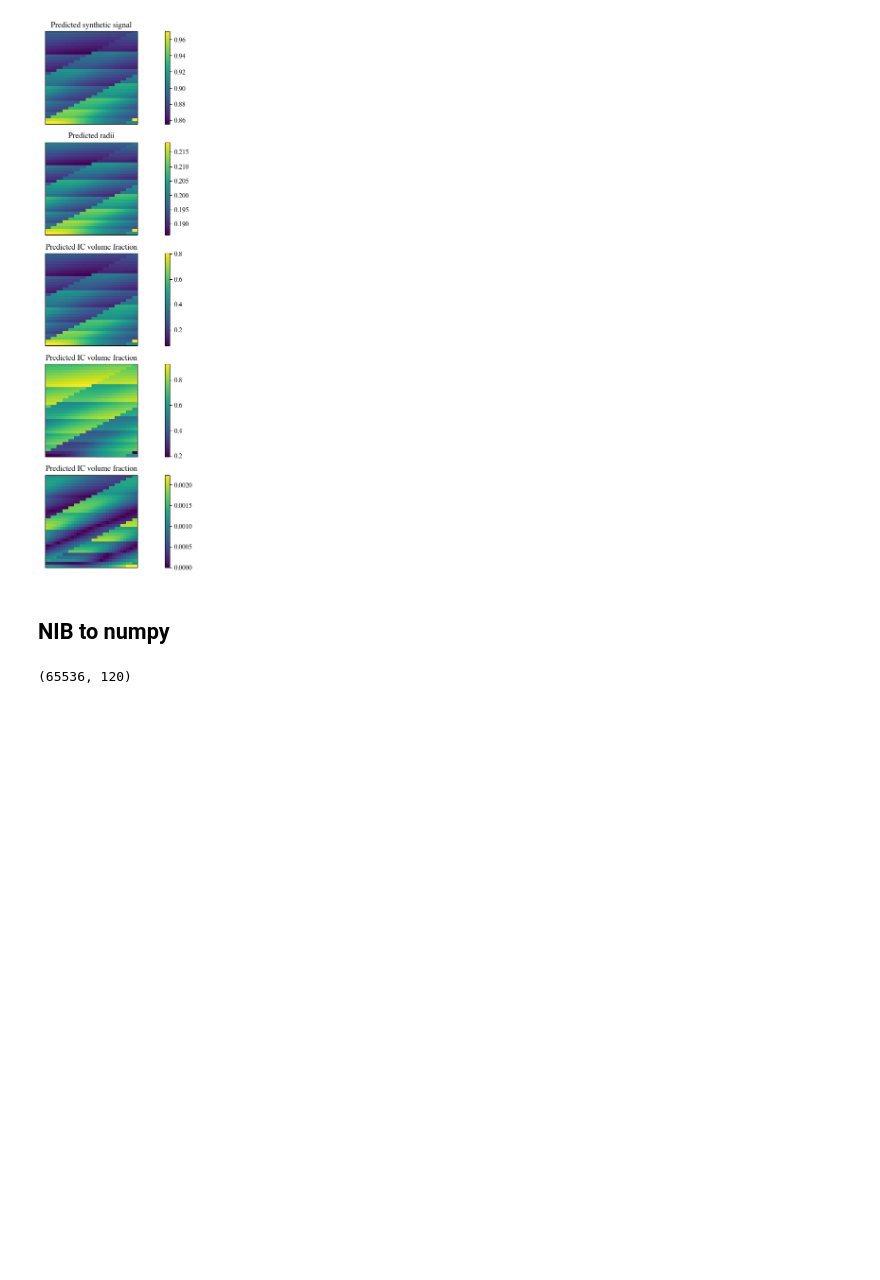
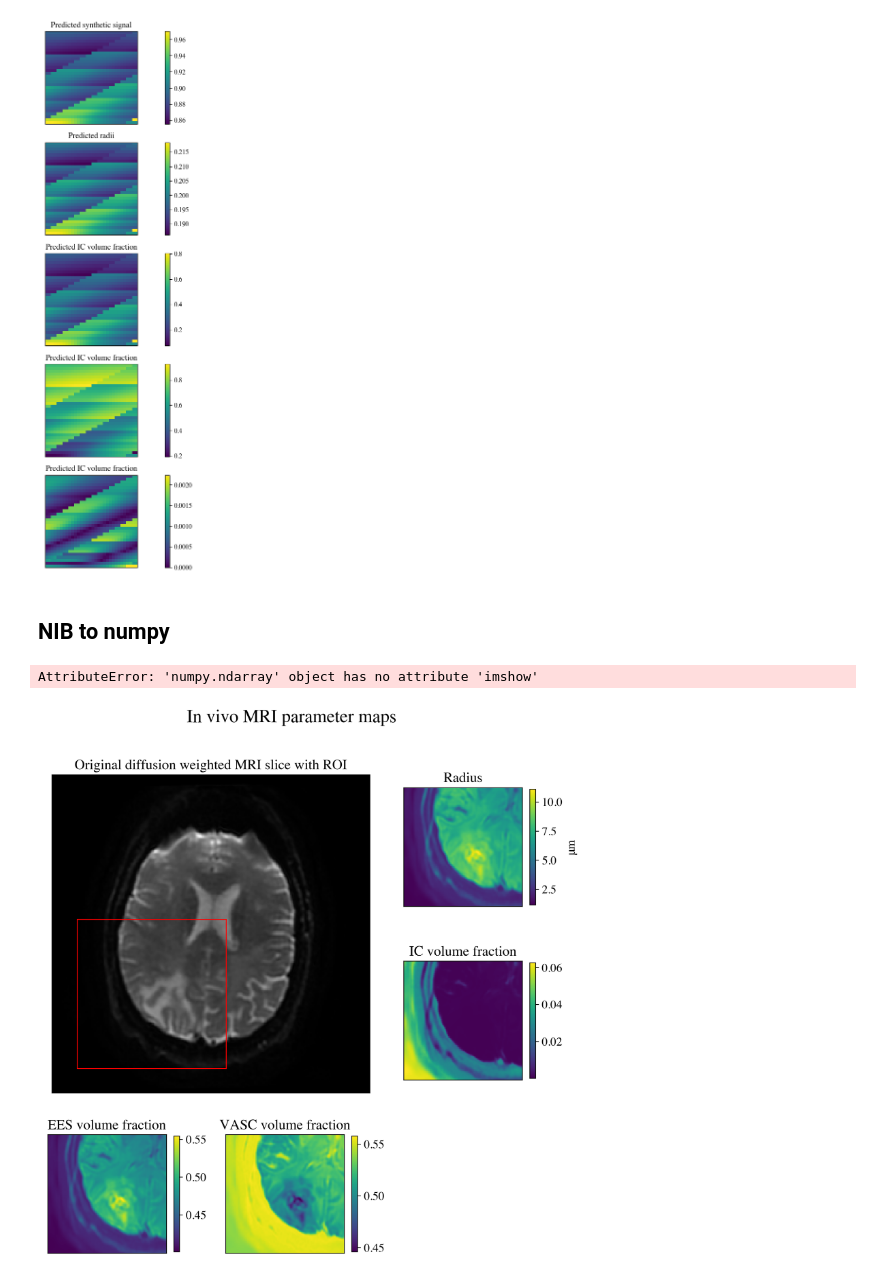
Before and after one commit to theavage/Master-project, a Jupyter notebook: network/test.ipynb, the cells around one changed output. Drawn from its saved outputs; the diff is of its cells as text; code cells hidden in the pictures; blank space fills up the shorter version.

```diff
--- a/network/test.ipynb
+++ b/network/test.ipynb
@@ -116,9 +94,14 @@ import nibabel as nib
 
 data = nib.load("/Users/theavage/Documents/Master/Data/GS55 - long acquisition/GS55_all.nii.gz").get_fdata()
 # %%
-img = data[:,:,8,:].reshape(65536,160)
+img = data[20:140,20:140,8,:].reshape(14400,160)
 
-new = np.zeros([65536,120])
+plt.rcParams["font.family"] = "times"
+plt.rcParams["figure.dpi"] = 300
+plt.rcParams['savefig.dpi'] = 300
+plt.rcParams['font.size'] = 13
+
+new = np.zeros([14400,120])
 j = 0
 
 for i in range(len(img[1])):
@@ -126,9 +109,59 @@ for i in range(len(img[1])):
         new[:,j]= img[:,i]
         j+=1
 
+new = new/np.max(new)
 
-np.save('simulated_65536x10.npy',new)
+np.save('simulated_14400x120.npy',new)
-# %%
-new.shape
-# %% [output]
-(65536, 120)
+# %%
+img = data[20:140,20:140,8,0]
+new = img/np.max(img)
+
+
+im1 = ax.imshow(image,cmap = 'gray')
+# %% [output]
+AttributeError: 'numpy.ndarray' object has no attribute 'imshow'
+# %%
+import matplotlib.patches as patches
+
+image = ndimage.rotate(data[:,:,14,100], 90)
+images = [image,r*10,f_s,f_b,f_stick]
+names = ["Original diffusion weighted MRI slice with ROI","Radius",'IC volume fraction','EES volume fraction','VASC volume fraction']
+
+
+plt.rcParams["font.family"] = "times"
+plt.rcParams["figure.dpi"] = 300
+plt.rcParams['savefig.dpi'] = 300
+plt.rcParams['font.size'] = 13
+
+fig = plt.figure(figsize=(10,10))
+
+
+ax1 = plt.subplot2grid(shape=(3, 3), loc=(0, 0), colspan=2, rowspan=2)
+ax2 = plt.subplot2grid(shape=(3, 3), loc=(0, 2))
+ax3 = plt.subplot2grid(shape=(3, 3), loc=(1, 2))
+ax4 = plt.subplot2grid(shape=(3, 3), loc=(2, 0))
+ax5 = plt.subplot2grid((3, 3), (2, 1))
+
+axes = [ax1,ax2,ax3,ax4,ax5]
+
+for i in range(len(axes)):
+
+    if i == 0:
+        axes[i].imshow(images[i],cmap='gray')
+        rect = patches.Rectangle((20,116),120,120,linewidth=1,edgecolor='r',facecolor='none')
+        axes[i].add_patch(rect)
+
+    else:
+        image = axes[i].imshow(ndimage.rotate(images[i],90))
+        cb = fig.colorbar(image,ax=axes[i], shrink = 0.8)
+        if i == 1:
+            cb.set_label('\u03BCm',loc='center')
+    axes[i].set_title(names[i])
+
+    axes[i].get_xaxis().set_visible(False)
+    axes[i].get_yaxis().set_visible(False)
+
+fig.suptitle('In vivo MRI parameter maps',fontsize=20)
+plt.show()
+# %% [output]
+[figure, added]
```
Also changed, not shown: parts of 6 cells of this notebook, 52 other files.
